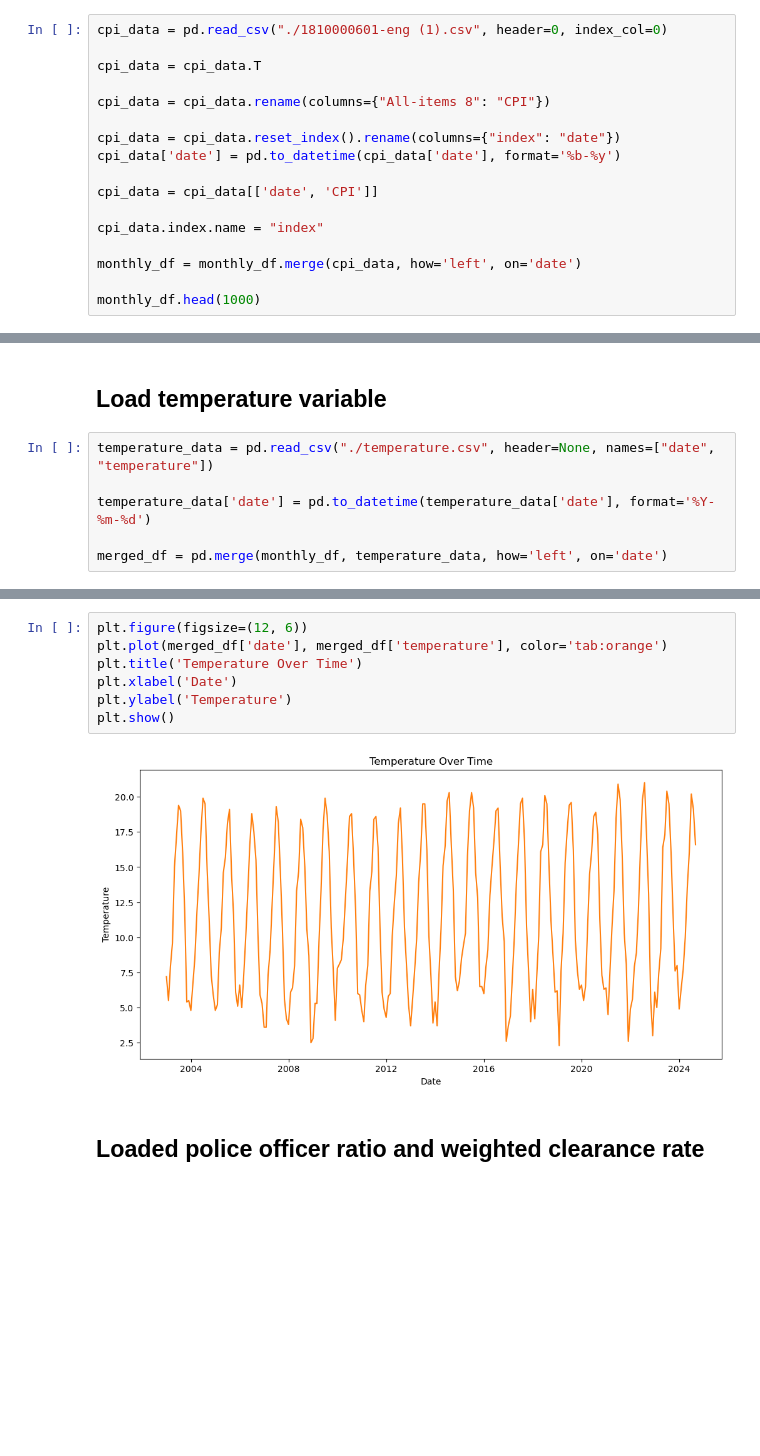
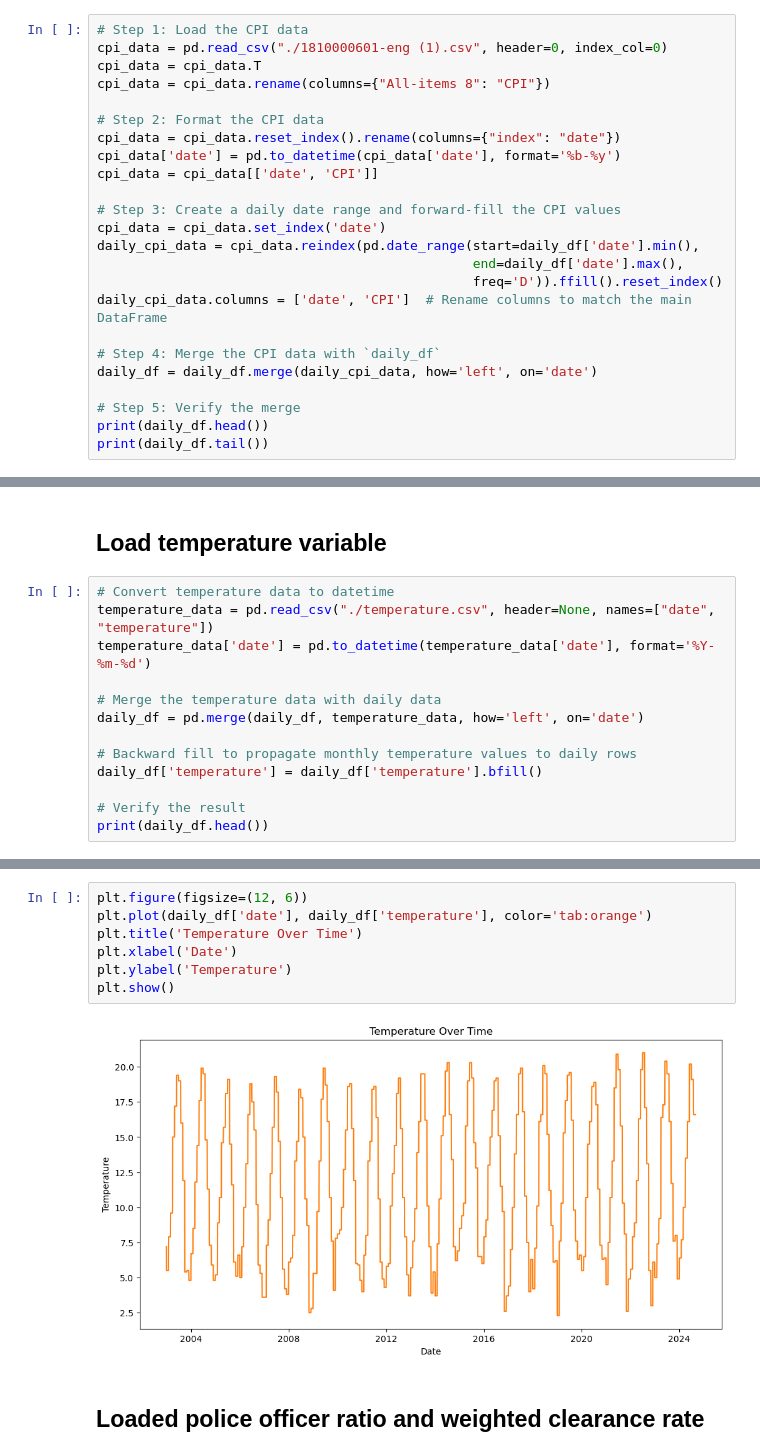
Before and after one commit to HantzeWANG/ECON490, a Jupyter notebook: CrimePrediction.ipynb, the cells around one changed output, grey strips where cells are left out. Saved outputs shown, nothing was run; the diff lists cells and outputs as text; blank space fills up the shorter version.

```diff
--- a/CrimePrediction.ipynb
+++ b/CrimePrediction.ipynb
@@ -69,18 +122,25 @@ monthly_df.head(1000)
 # %%
+# Step 1: Load the CPI data
 cpi_data = pd.read_csv("./1810000601-eng (1).csv", header=0, index_col=0)
-
 cpi_data = cpi_data.T
-
 cpi_data = cpi_data.rename(columns={"All-items 8": "CPI"})
 
+# Step 2: Format the CPI data
 cpi_data = cpi_data.reset_index().rename(columns={"index": "date"})
 cpi_data['date'] = pd.to_datetime(cpi_data['date'], format='%b-%y')
-
 cpi_data = cpi_data[['date', 'CPI']]
 
-cpi_data.index.name = "index"
+# Step 3: Create a daily date range and forward-fill the CPI values
+cpi_data = cpi_data.set_index('date')
+daily_cpi_data = cpi_data.reindex(pd.date_range(start=daily_df['date'].min(),
+                                                end=daily_df['date'].max(),
+                                                freq='D')).ffill().reset_index()
+daily_cpi_data.columns = ['date', 'CPI']  # Rename columns to match the main DataFrame
 
-monthly_df = monthly_df.merge(cpi_data, how='left', on='date')
+# Step 4: Merge the CPI data with `daily_df`
+daily_df = daily_df.merge(daily_cpi_data, how='left', on='date')
 
-monthly_df.head(1000)
+# Step 5: Verify the merge
+print(daily_df.head())
+print(daily_df.tail())
 # %% [output]
@@ -126,8 +192,15 @@ plt.show()
 # %% [markdown]
 ## Load temperature variable
 # %%
+# Convert temperature data to datetime
 temperature_data = pd.read_csv("./temperature.csv", header=None, names=["date", "temperature"])
-
 temperature_data['date'] = pd.to_datetime(temperature_data['date'], format='%Y-%m-%d')
 
-merged_df = pd.merge(monthly_df, temperature_data, how='left', on='date')
+# Merge the temperature data with daily data
+daily_df = pd.merge(daily_df, temperature_data, how='left', on='date')
+
+# Backward fill to propagate monthly temperature values to daily rows
+daily_df['temperature'] = daily_df['temperature'].bfill()
+
+# Verify the result
+print(daily_df.head())
@@ -134,11 +214,11 @@ merged_df = pd.merge(monthly_df, temperature_data, how='left', on='date')
 # %%
 plt.figure(figsize=(12, 6))
-plt.plot(merged_df['date'], merged_df['temperature'], color='tab:orange')
+plt.plot(daily_df['date'], daily_df['temperature'], color='tab:orange')
 plt.title('Temperature Over Time')
 plt.xlabel('Date')
 plt.ylabel('Temperature')
 plt.show()
 # %% [output]
-[figure, old version]
+[figure, new version]
 # %% [markdown]
 ## Loaded police officer ratio and weighted clearance rate
```
Also changed, not shown: parts of 21 cells of this notebook, 1 other file.
